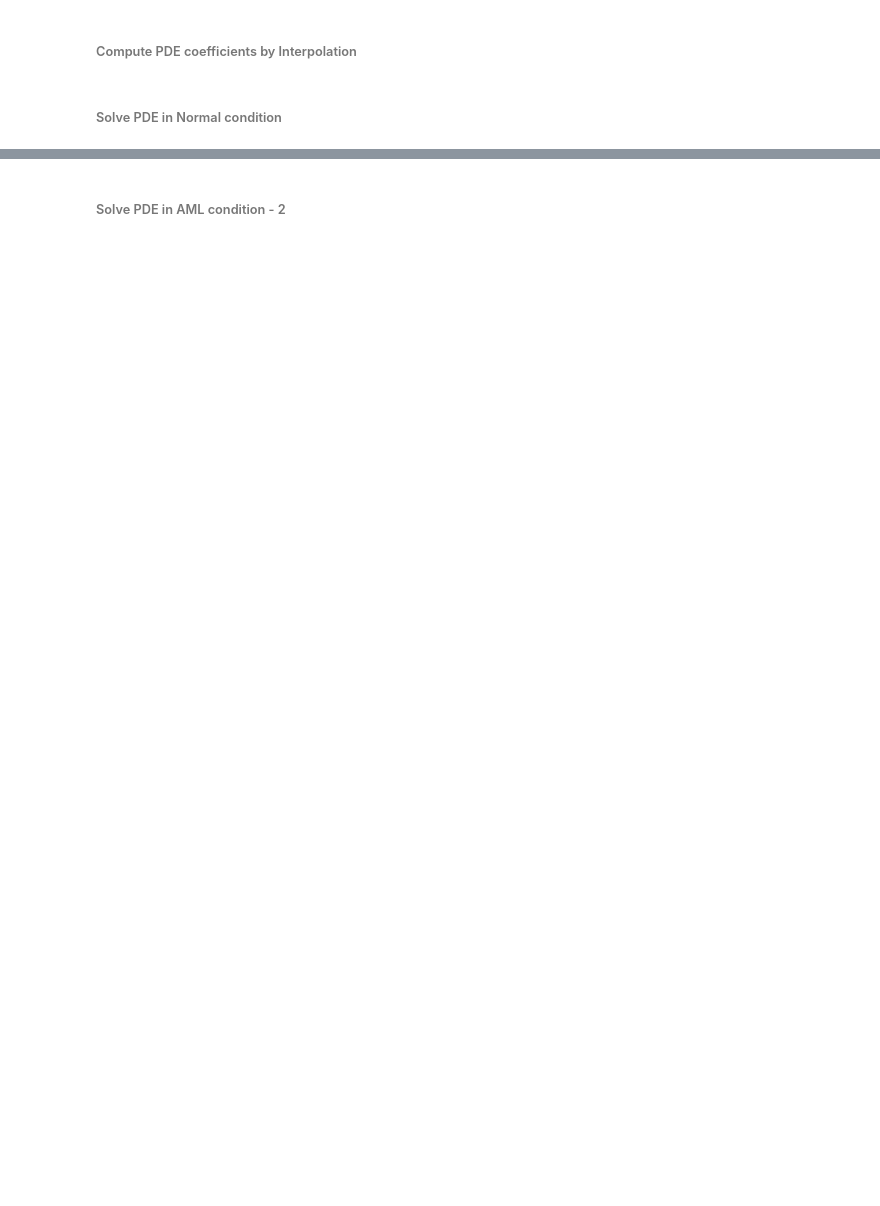
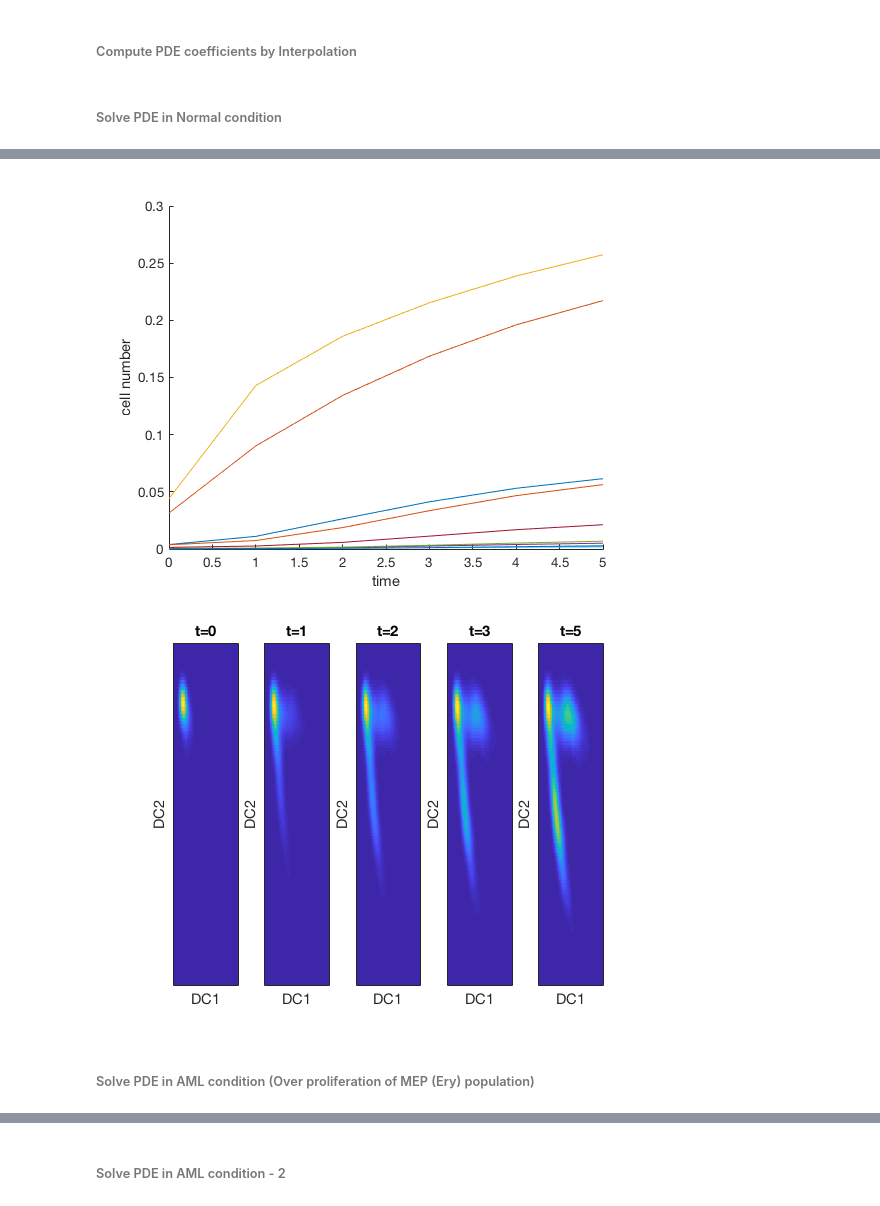
Before and after one commit to heyrim/Mathematical-modeling-with-single-cell-sequencing-data, a Jupyter notebook: Mathematical-modeling-with-single-cell-sequencing-data (Paul, 2015).ipynb, the cells around one changed output, grey strips where cells are left out. Saved outputs shown, nothing was run; the diff lists cells and outputs as text; code cells hidden in the pictures; blank space fills up the shorter version.

```diff
--- a/Mathematical-modeling-with-single-cell-sequencing-data (Paul, 2015).ipynb
+++ b/Mathematical-modeling-with-single-cell-sequencing-data (Paul, 2015).ipynb
@@ -52,0 +61,17 @@ uinit = BC_2Dsp( uinit );
+# %%
+ % Plot results
+figure;
+for nT = 1:(T/Tstep+1)
+    subplot( 1, 5, min(nT,5) );
+    imagesc( squeeze(uPlot(:,:,nT))' );
+    set(gca, 'YDir','normal');  title( strcat( 't=', int2str(nT-1) ));
+    xlabel( 'DC1' ); xticks( [] ); ylabel( 'DC2' ); yticks( [] );
+end
+figure; hold on;
+plot( [0:Tstep:T], nCellPlot' );
+xlabel( 'time' ); ylabel( 'cell number' );
+# %% [output]
+[figure, added]
+[figure, added]
+# %% [markdown]
+###### Solve PDE in AML condition (Over proliferation of MEP (Ery) population)
```
Also changed, not shown: parts of 12 cells of this notebook.
